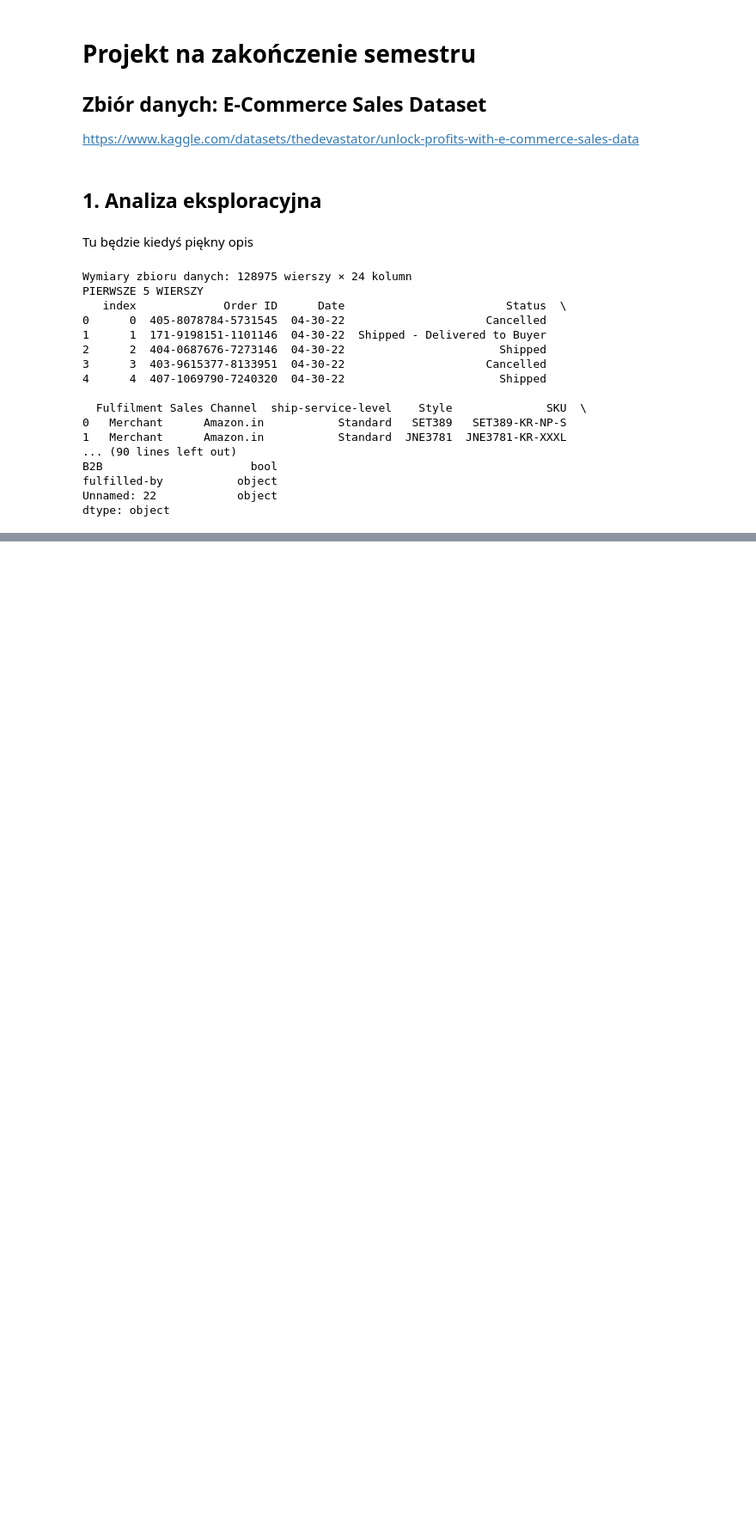
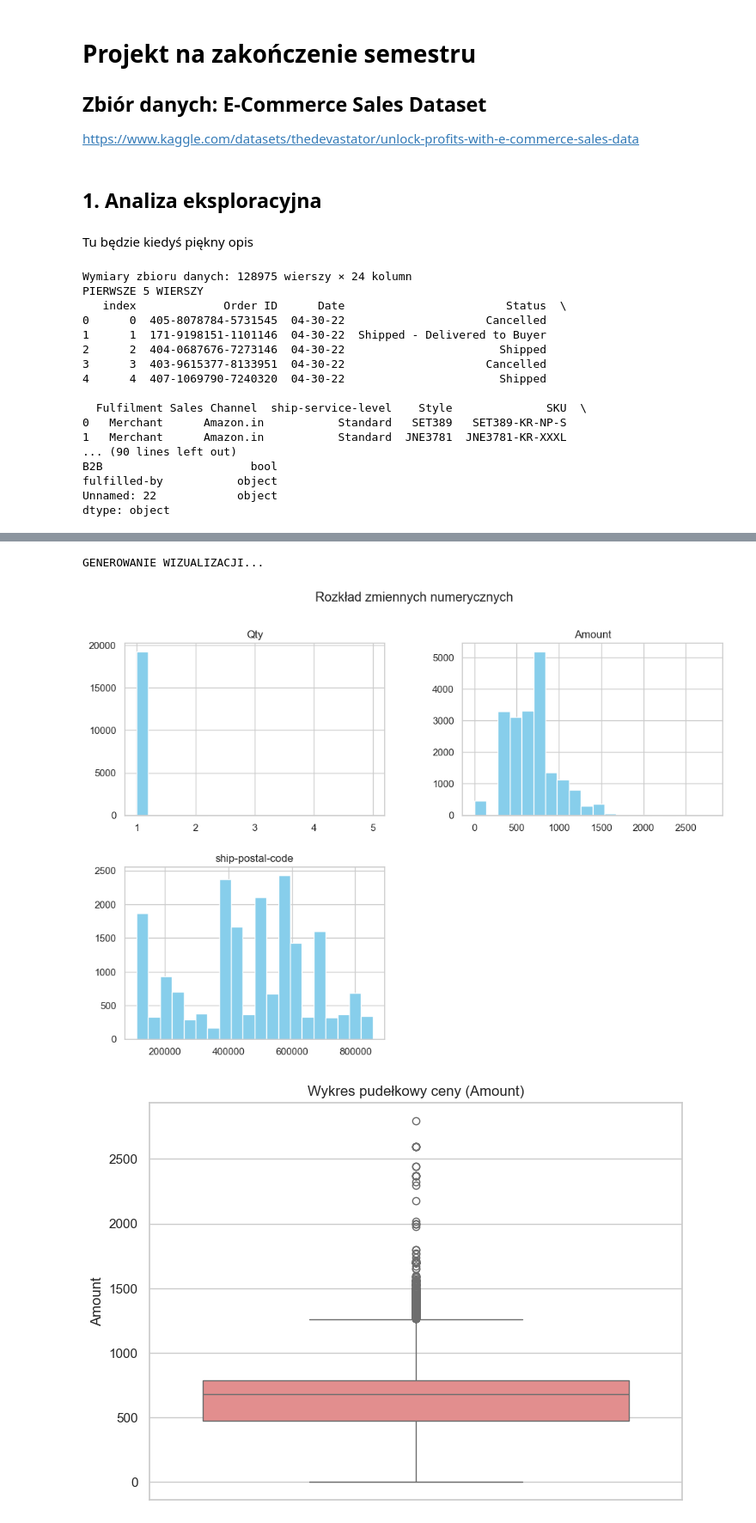
Before and after one commit to Olaf1001/E-commerce-dataset-analysis, a Jupyter notebook: Analiza.ipynb, the cells around one changed output, grey strips where cells are left out. Shown at 86% size. Cells and saved outputs as stored; diff of their text form; code cells hidden in the pictures; blank space fills up the shorter version.

```diff
--- a/Analiza.ipynb
+++ b/Analiza.ipynb
@@ -254,0 +388,38 @@ Usuniętych wierszy: 0 (0.00%)
+# %%
+print("\nGENEROWANIE WIZUALIZACJI...")
+
+# 1. Wybieramy konkretne kolumny numeryczne (bez zbędnych filtrów)
+# Skupiamy się na tym, co faktycznie ma znaczenie dla ceny
+istotne_kolumny = ['Qty', 'Amount', 'ship-postal-code']
+
+# --- 2.1 HISTOGRAMY ---
+# Prosty histogram dla wszystkich istotnych zmiennych naraz
+df[istotne_kolumny].hist(bins=20, figsize=(12, 8), color='skyblue')
+plt.suptitle('Rozkład zmiennych numerycznych')
+plt.show()
+
+# --- 2.2 BOX PLOTY ---
+# Zamiast pętli for, robimy jeden zbiorczy boxplot dla Amount
+# To najłatwiej wytłumaczyć - szukamy outlierów w cenie
+plt.figure(figsize=(8, 6))
+sns.boxplot(y=df['Amount'], color='lightcoral')
+plt.title('Wykres pudełkowy ceny (Amount)')
+plt.show()
+
+# --- 2.3 SCATTER PLOTY (Pairplot) ---
+# Uproszczony pairplot - bez dodatkowych parametrów wizualnych
+# Wybieramy próbkę 1000, żeby komputer się nie zawiesił
+sns.pairplot(df[istotne_kolumny].sample(1000))
+plt.show()
+
+# --- 2.4 Boxplot względem Statusu ---
+if 'Status' in df.columns:
+    plt.figure(figsize=(12, 6))
+    sns.boxplot(x='Status', y='Amount', data=df)
+    plt.xticks(rotation=45) # Obrót tekstu, żeby się nie nakładał
+    plt.title('Cena w zależności od statusu zamówienia')
+    plt.show()
+# %% [output]
+GENEROWANIE WIZUALIZACJI...
+[figure, added]
+[figure, added]
```
Also changed, not shown: parts of 10 cells of this notebook.
